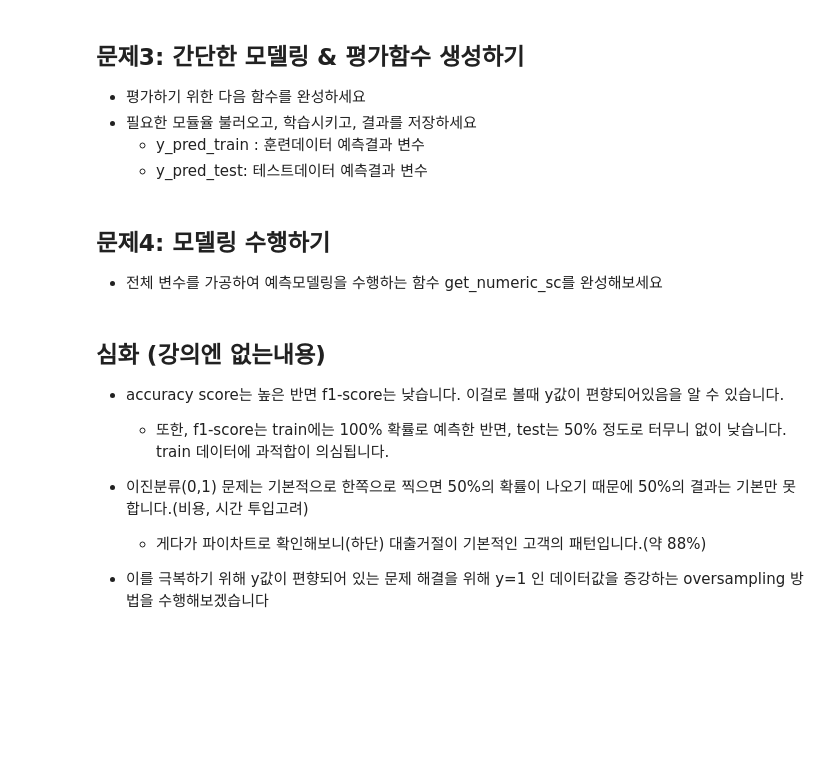
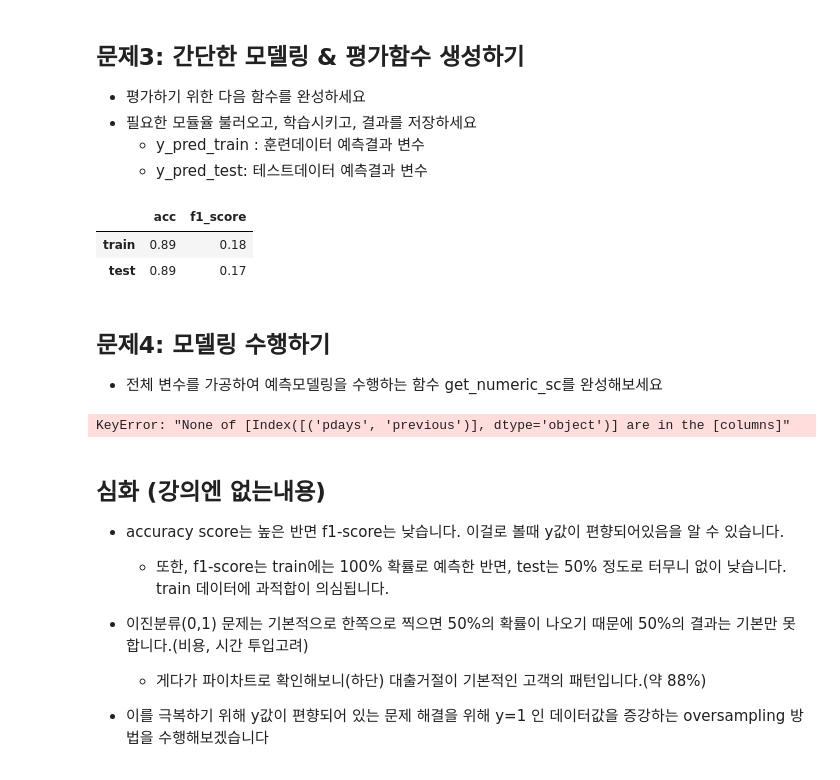
Before and after one commit to Joy-9707/sparta_practice, a Jupyter notebook: Untitled-1.ipynb, the cells around one changed output. Cells and saved outputs as stored; diff of their text form; code cells hidden in the pictures; blank space fills up the shorter version.

```diff
--- a/Untitled-1.ipynb
+++ b/Untitled-1.ipynb
@@ -180,37 +180,43 @@ def get_score(train:pd.DataFrame,  test:pd.DataFrame, x_var_list:list):
     Args:
         train (pd.DataFrame): train 데이터프레임
         test (pd.DataFrame): test 데이터프레임
         x_var_list (list): 모델링에 사용할 변수 리스트
     """
     #외부 전달인자를 내부변수에 할당
     X_train = train
     X_test = test
 
     #일부 컬럼만 가져오기
     X_train = X_train[x_var_list]
     X_test = X_test[x_var_list]
 
     '''문제 시작'''
     #모듈불러오기
-
+    from sklearn.linear_model import LogisticRegression
+    from sklearn.metrics import accuracy_score, f1_score
 
     #모델가져오기 & 학습하기
-
+    model_lor = LogisticRegression()
+    model_lor.fit(X_train, y_train)
 
     # 학습하여 결과 저장
-
-
+    y_pred_train = model_lor.predict(X_train)
+    y_pred_test = model_lor.predict(X_test)
     '''문제 끝'''
 
     #평가표 생성
     result = pd.DataFrame({'acc' : [accuracy_score(y_train, y_pred_train), accuracy_score(y_test, y_pred_test)],
                             'f1_score' : [f1_score(y_train, y_pred_train), f1_score(y_test, y_pred_test)]},
                             index = ['train','test'])
 
     display(result.round(2))
 
 # duration 변수만 사용하여 결과내기
 get_score(X_train, X_test, ['duration'])
+# %% [output]
+|  | acc | f1_score |
+| train | 0.89 | 0.18 |
+| test | 0.89 | 0.17 |
 # %% [markdown]
 ## 문제4: 모델링 수행하기
 - 전체 변수를 가공하여 예측모델링을 수행하는 함수 get_numeric_sc를 완성해보세요
@@ -231,25 +237,30 @@ def get_numeric_sc(X_train:pd.DataFrame, X_test:pd.DataFrame):
     #StandardScaler 적용할 변수 리스트
     sc_col = ['pdays','previous']
     #MinMaxScaler 적용할 변수 리스트
-    mm_col = ['age','duration','day_of_week','balance','campaign']
+    mm_col = ['age','duration','day','balance','campaign']
 
     '''문제 시작'''
     #모듈 불러오기
-
+    from sklearn.preprocessing import StandardScaler, MinMaxScaler
 
     #모델 가져오기
-
+    sd_sc = StandardScaler()
+    mm_sc = MinMaxScaler()
 
     #train, test 데이터변환(Standard Scaler이용)
-
+    X_train[sc_col] = sd_sc.fit(X_train[[sc_col]])
+    X_test[sc_col] = sd_sc.fit(X_test[[sc_col]])
 
     #train, test 데이터변환(MinMax Scaler이용)
-
+    X_train[mm_col] = mm_sc.fit(X_train[[mm_col]])
+    X_test[mm_col] = mm_sc.fit(X_test[[mm_col]])
 
     '''문제 끝'''
     return X_train, X_test
 
 X_train, X_test = get_numeric_sc(X_train, X_test)
+# %% [output]
+KeyError: "None of [Index([('pdays', 'previous')], dtype='object')] are in the [columns]"
 # %%
 # 수치형 변수를 이용한 학습&평가
 get_score(X_train, X_test, numeric_col)
```
